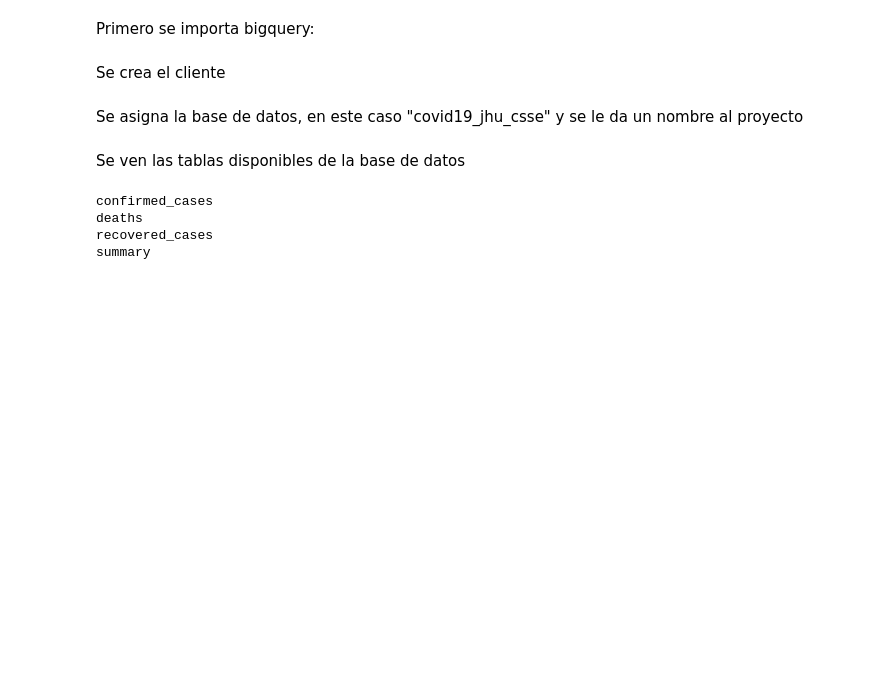
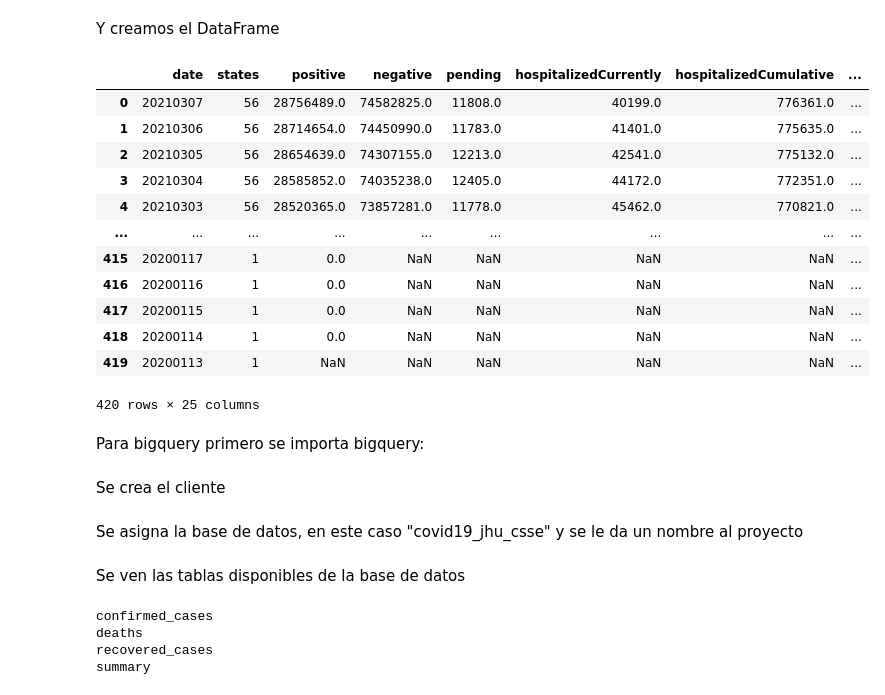
Before and after one commit to NicolasFredes/Prueba_1-main, a Jupyter notebook: Untitled-1.ipynb, the cells around one changed output. Cells and saved outputs as stored; diff of their text form; code cells hidden in the pictures; blank space fills up the shorter version.

```diff
--- a/Untitled-1.ipynb
+++ b/Untitled-1.ipynb
@@ -0,0 +3,10 @@
+# %%
+import requests
+url = "https://api.covidtracking.com/v1/us/daily.json"
+headers = {
+    'cache-control': "no-cache",
+    'Postman-Token': "2defb9f3-9b11-499b-be4f-82505a2f8e1a",
+}
+response = requests.request("GET", url)
+print(response.text)
+print(response)
@@ -0,0 +17,5 @@
+# %%
+import json
+results = json.loads(response.text)
+print(type(results))
+print(results)
@@ -1,5 +45,24 @@
+# %% [markdown]
+Y creamos el DataFrame
+# %%
+import pandas as pd
+pd.DataFrame(results)
+# %% [output]
+|  | date | states | positive | negative | pending | hospitalizedCurrently | hospitalizedCumulative | ... |
+| 0 | 20210307 | 56 | 28756489.0 | 74582825.0 | 11808.0 | 40199.0 | 776361.0 | ... |
+| 1 | 20210306 | 56 | 28714654.0 | 74450990.0 | 11783.0 | 41401.0 | 775635.0 | ... |
+| 2 | 20210305 | 56 | 28654639.0 | 74307155.0 | 12213.0 | 42541.0 | 775132.0 | ... |
+| 3 | 20210304 | 56 | 28585852.0 | 74035238.0 | 12405.0 | 44172.0 | 772351.0 | ... |
+| 4 | 20210303 | 56 | 28520365.0 | 73857281.0 | 11778.0 | 45462.0 | 770821.0 | ... |
+| ... | ... | ... | ... | ... | ... | ... | ... | ... |
+| 415 | 20200117 | 1 | 0.0 | NaN | NaN | NaN | NaN | ... |
+| 416 | 20200116 | 1 | 0.0 | NaN | NaN | NaN | NaN | ... |
+| 417 | 20200115 | 1 | 0.0 | NaN | NaN | NaN | NaN | ... |
+| 418 | 20200114 | 1 | 0.0 | NaN | NaN | NaN | NaN | ... |
+| 419 | 20200113 | 1 | NaN | NaN | NaN | NaN | NaN | ... |
+420 rows × 25 columns
 # %% [markdown]
-Primero se importa bigquery:
+Para bigquery primero se importa bigquery:
 # %%
 from google.cloud import bigquery
 # %% [markdown]
```
Also changed, not shown: parts of 6 cells of this notebook, 1 other file.
